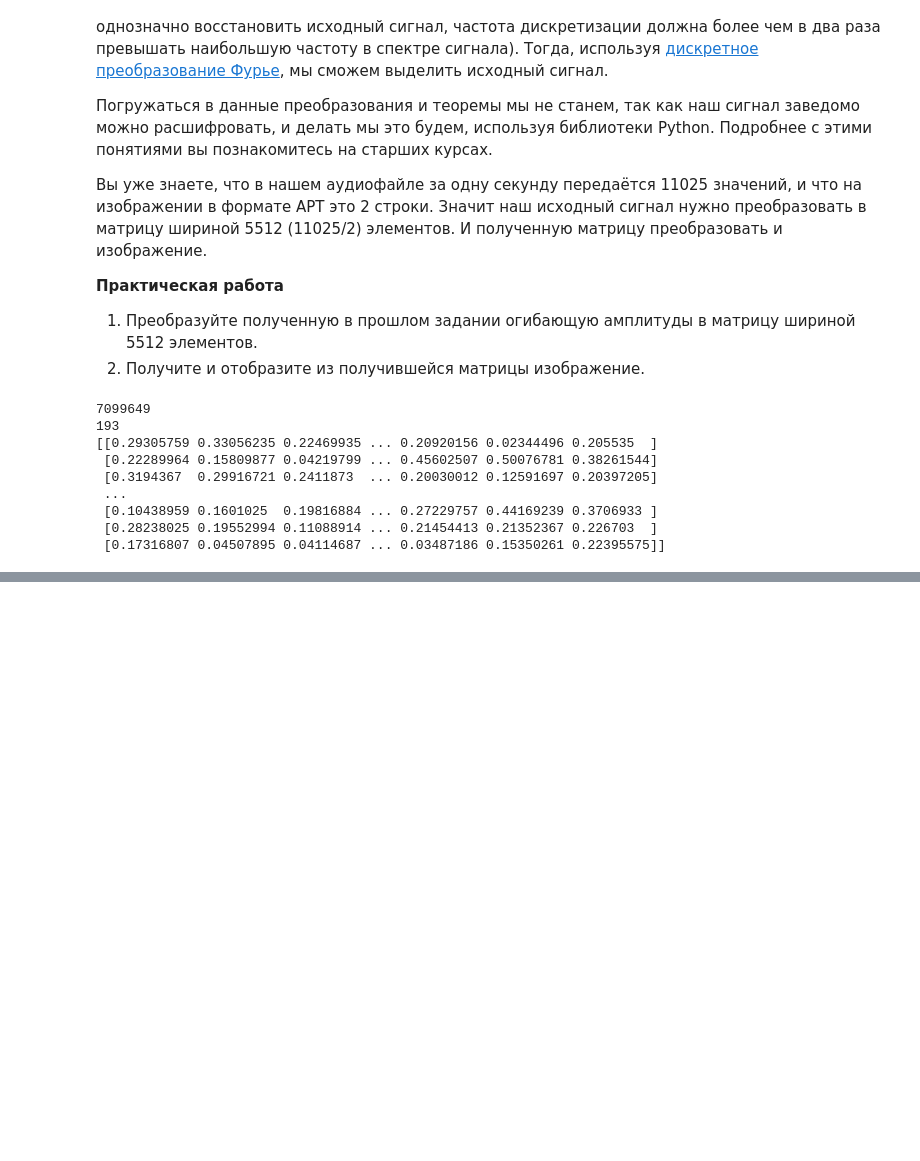
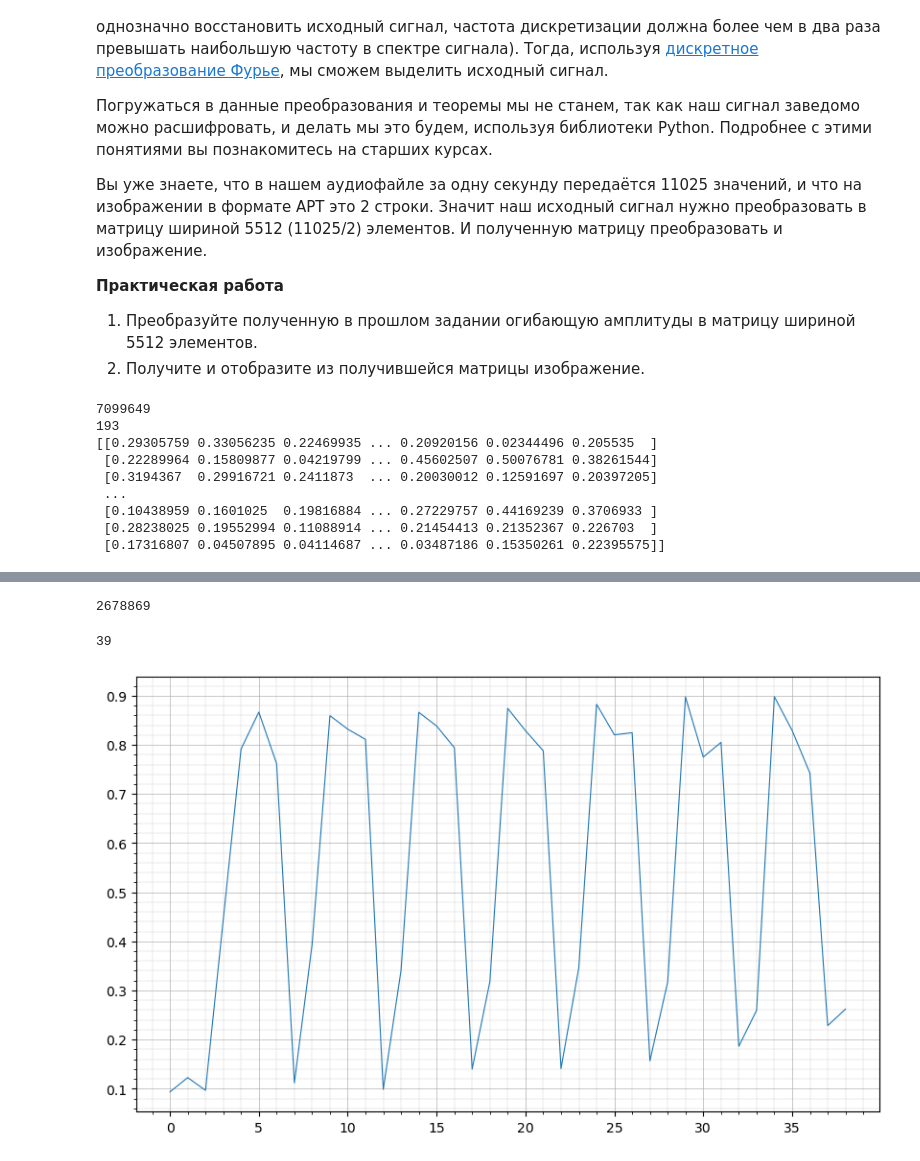
Before and after one commit to OlegSanMos/Geoinfa, a Jupyter notebook: Theory/8-APT-2.ipynb, the cells around one changed output, grey strips where cells are left out. Saved outputs shown, nothing was run; the diff lists cells and outputs as text; code cells hidden in the pictures; blank space fills up the shorter version.

```diff
--- a/Theory/8-APT-2.ipynb
+++ b/Theory/8-APT-2.ipynb
@@ -202,0 +198,21 @@ plt.show()
+# %%
+from scipy import signal
+resampled_signal = signal.resample(amplitude_envelope, int(4160*(len(amplitude_envelope))/sample_rate))
+resampled_signal /= resampled_signal.max()
+print(len(resampled_signal))
+# %% [output]
+2678869
+# %%
+fig, ax = plt.subplots(figsize=(10, 6), dpi=100)
+mas = resampled_signal[1300000 + 6200 + 500 + 70 + 25 + 0 : 1310000 - 2200 - 700 - 250 - 15 - 1]
+print(len(mas))
+ax.plot(mas, linewidth=0.8)
+
+ax.grid(which="major", linewidth=0.5)
+ax.grid(which="minor", linestyle='--', linewidth=0.25)
+plt.minorticks_on()
+
+plt.show()
+# %% [output]
+39
+[figure, added]
```
Also changed, not shown: parts of 10 cells of this notebook.
